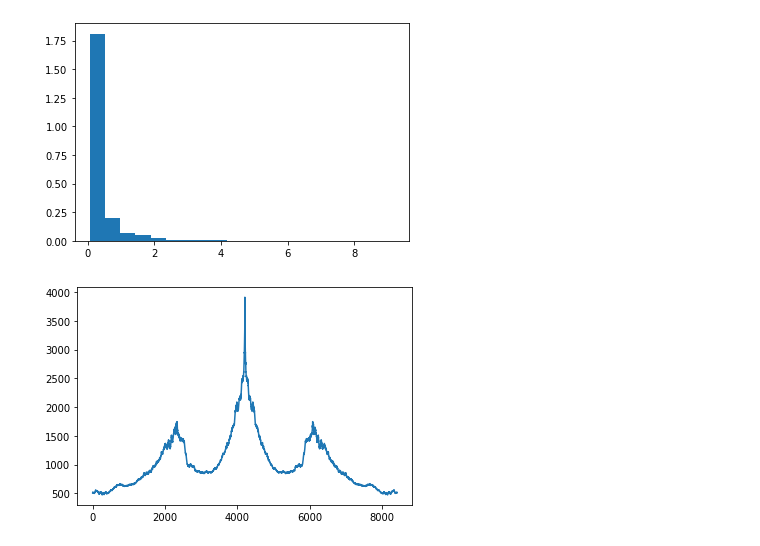
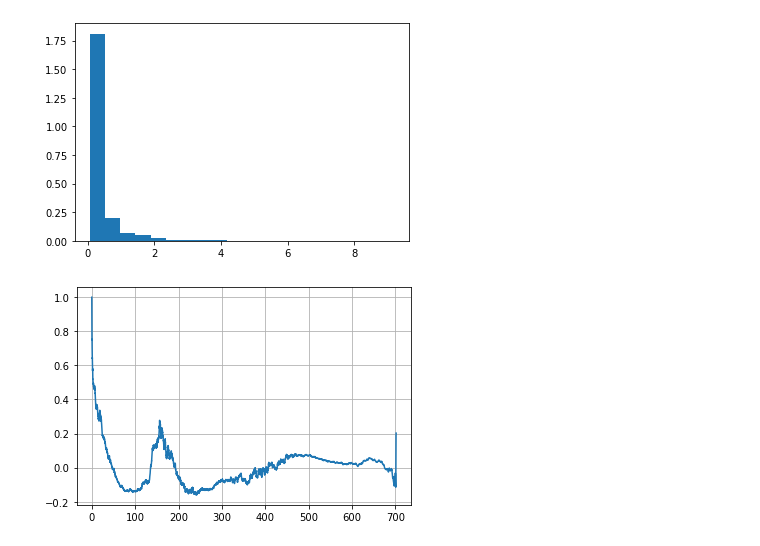
Before and after one commit to miksch/winter-2020, a Jupyter notebook: hyd264/hyd_264_ps2.ipynb, the cells around one changed output. Saved outputs shown, nothing was run; the diff lists cells and outputs as text; code cells hidden in the pictures.

```diff
--- a/hyd264/hyd_264_ps2.ipynb
+++ b/hyd264/hyd_264_ps2.ipynb
@@ -41,15 +52,42 @@ plt.show()
 #ax.hist()
 # %% [output]
 [figure]
-# %%
-fig, ax = plt.subplots()
-
-autocorr = np.correlate(data['rainfall'].values, data['rainfall'].values, mode='same')[-n:]
-
-ax.plot(autocorr)
-plt.show()
-# %% [output]
-[figure, removed]
+# %%
+fig, ax = plt.subplots()
+
+def estimated_autocorrelation(x):
+    """
+    http://stackoverflow.com/q/14297012/190597
+    http://en.wikipedia.org/wiki/Autocorrelation#Estimation
+    """
+    n = len(x)
+    variance = x.var()
+    x = x-x.mean()
+    r = np.correlate(x, x, mode = 'full')[-n:]
+    assert np.allclose(r, np.array([(x[:n-k]*x[-(n-k):]).sum() for k in range(n)]))
+    result = r/(variance*(np.arange(n, 0, -1)))
+    return result
+
+def acf(series):
+    n = len(series)
+    data = np.asarray(series)
+    mean = np.mean(data)
+    c0 = np.sum((data - mean) ** 2) / float(n)
+
+    def r(h):
+        acf_lag = ((data[:n - h] - mean) * (data[h:] - mean)).sum() / float(n) / c0
+        return round(acf_lag, 3)
+    x = np.arange(n) # Avoiding lag 0 calculation
+    acf_coeffs = map(r, x)
+    return acf_coeffs
+
+autocorr = estimated_autocorrelation(rain)
+
+ax.plot(time, autocorr)
+ax.grid()
+plt.show()
+# %% [output]
+[figure, added]
 # %%
 fig, ax = plt.subplots()
 
```
Also changed, not shown: parts of 4 cells of this notebook.
